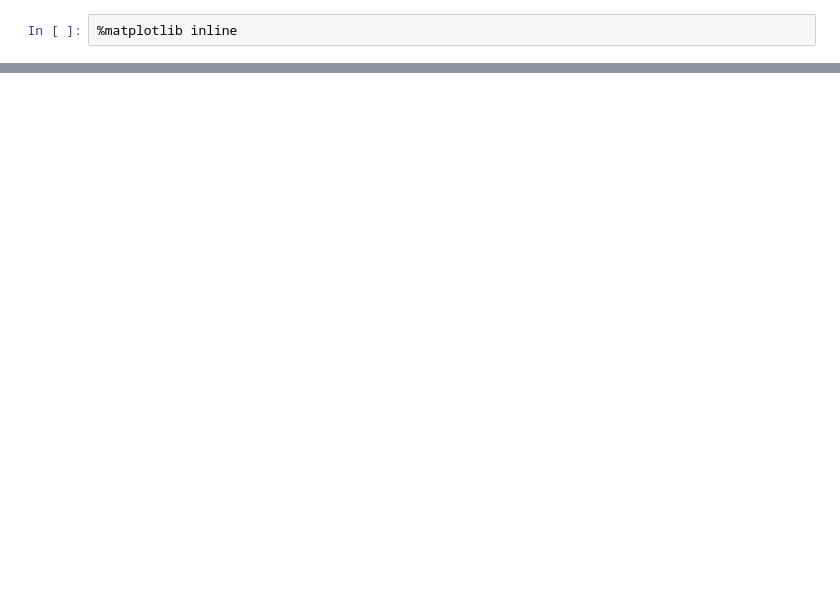
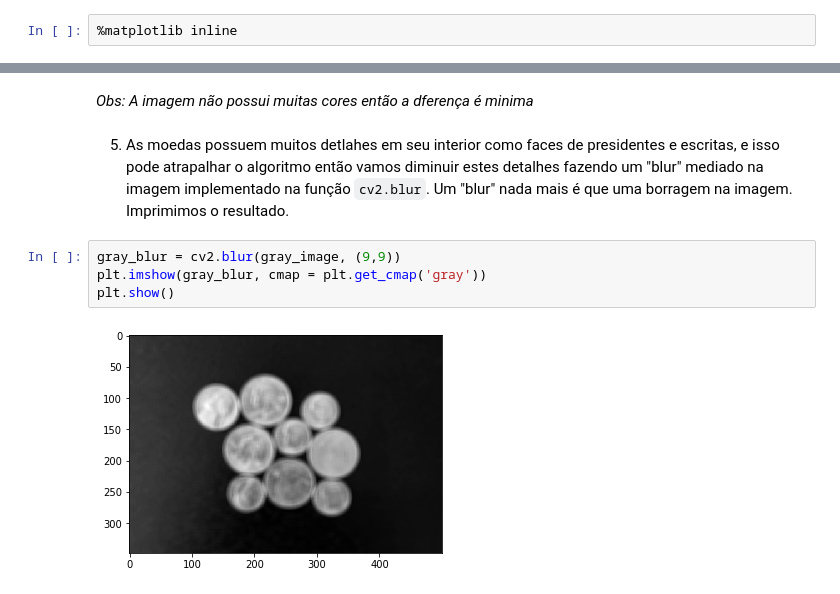
Before and after one commit to pedr0luiz/desprog-projeto, a Jupyter notebook: watershed.ipynb, the cells around one changed output, grey strips where cells are left out. Cells and saved outputs as stored; diff of their text form; blank space fills up the shorter version.

```diff
--- a/watershed.ipynb
+++ b/watershed.ipynb
@@ -59,0 +43,10 @@ plt.show()
+# %% [markdown]
+_Obs: A imagem não possui muitas cores então a dferença é minima_
+# %% [markdown]
+5. As moedas possuem muitos detlahes em seu interior como faces de presidentes e escritas, e isso pode atrapalhar o algoritmo então vamos diminuir estes detalhes fazendo um "blur" mediado na imagem implementado na função `cv2.blur`. Um "blur" nada mais é que uma borragem na imagem. Imprimimos o resultado.
+# %%
+gray_blur = cv2.blur(gray_image, (9,9))
+plt.imshow(gray_blur, cmap = plt.get_cmap('gray'))
+plt.show()
+# %% [output]
+[figure, added]
```
Also changed, not shown: parts of 28 cells of this notebook, 7 other files.
